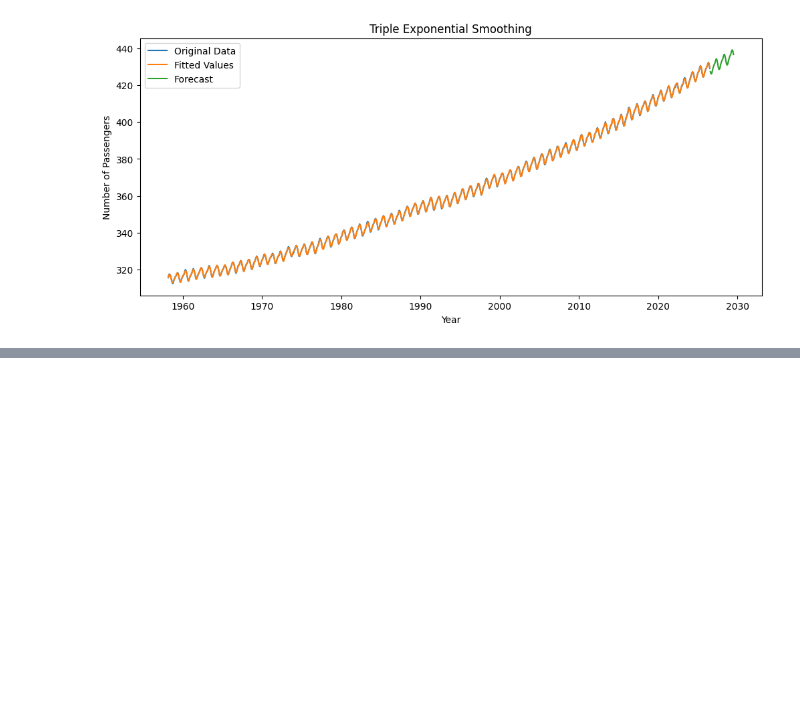
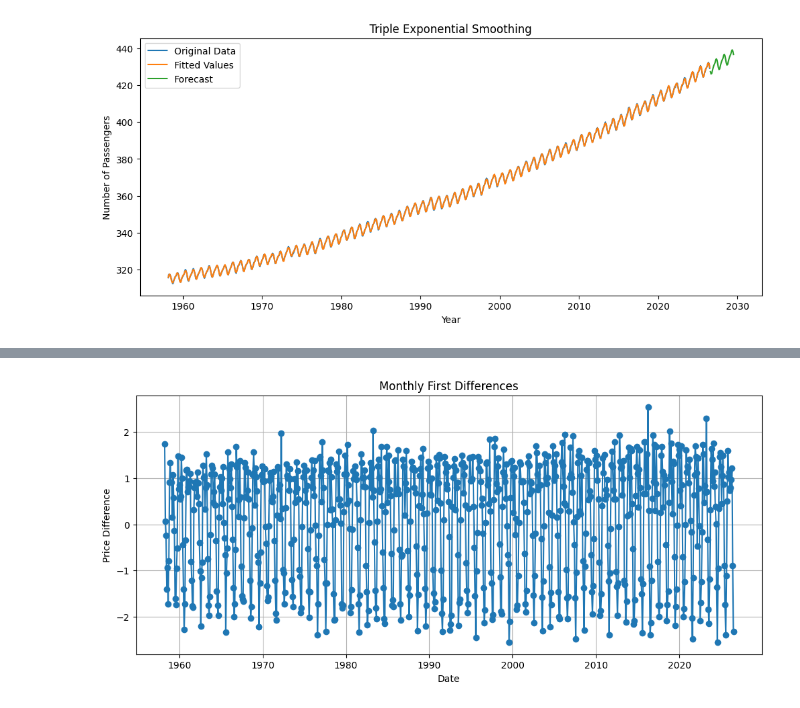
Before and after one commit to the-paulbear/noaa-greenhouse-gas-forecasting, a Jupyter notebook: CO2.ipynb, the cells around one changed output, grey strips where cells are left out. Saved outputs shown, nothing was run; the diff lists cells and outputs as text; code cells hidden in the pictures; blank space fills up the shorter version.

```diff
--- a/CO2.ipynb
+++ b/CO2.ipynb
@@ -156,0 +231,16 @@ plt.show()
+# %%
+# First difference of the natural gas settlement prices
+
+df['Difference'] = df['average'].diff()
+
+natgas_diff = df.dropna()
+
+plt.figure(figsize=(12,5))
+plt.plot(natgas_diff['Difference'], marker='o')
+plt.title("Monthly First Differences")
+plt.xlabel("Date")
+plt.ylabel("Price Difference")
+plt.grid(True)
+plt.show()
+# %% [output]
+[figure, added]
```
Also changed, not shown: parts of 5 cells of this notebook.
